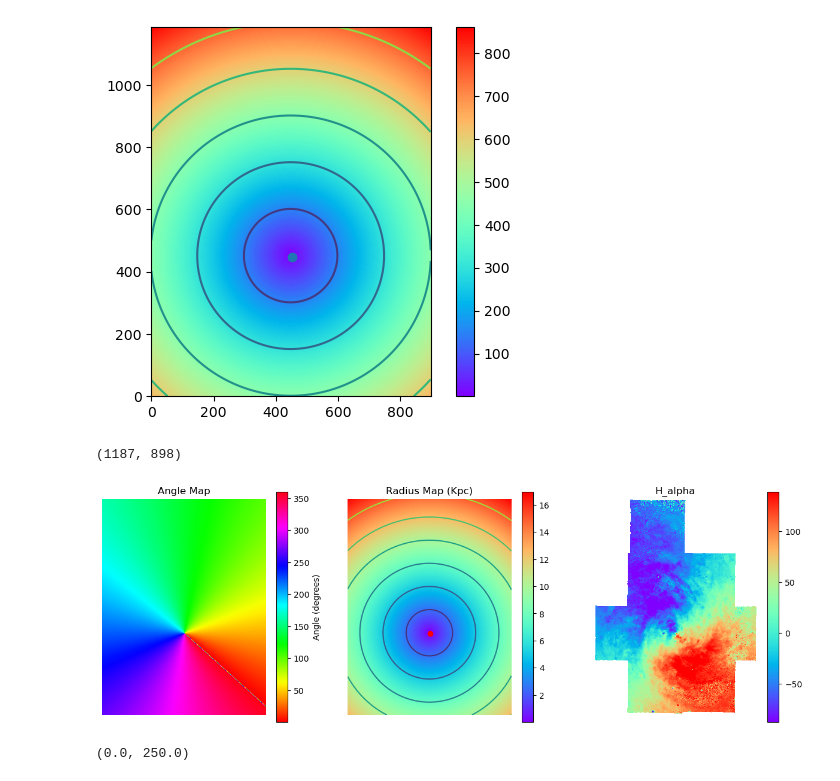
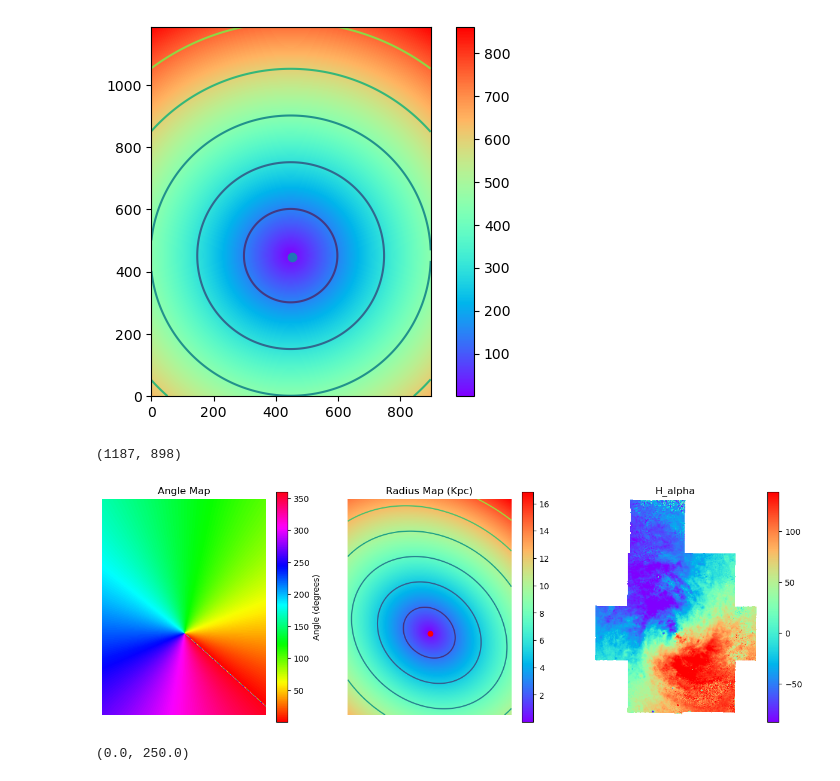
Before and after one commit to Polina-Kochergina/velocity_gradients, a Jupyter notebook: vel_grad.ipynb, the cells around one changed output. Drawn from its saved outputs; the diff is of its cells as text; code cells hidden in the pictures.

```diff
--- a/vel_grad.ipynb
+++ b/vel_grad.ipynb
@@ -171,35 +171,36 @@ angle_map = create_angle_map(image_size, pa_deg, hdu.header["CRPIX1"], hdu.heade
 
 # Plot the angle map
 plt.figure(figsize=[15, 5])
 plt.subplot(131)
 # fig.add_subplot(121, projection=wcs)
 plt.imshow(angle_map, cmap='hsv', origin='lower')
 plt.colorbar(label="Angle (degrees)")
 plt.axis("off")
 plt.title("Angle Map")
 
+incl = 32
 dist = 20.3 * 1000
-distance_map = dist*np.tan(np.radians(distance_map_pix*hdu.header["CD2_2"]))
+distance_map = dist*np.tan(np.radians(distance_map_pix*hdu.header["CD2_2"]))*np.sqrt(1-(np.cos(angle_map/180.*np.pi)*np.radians(incl))**2)
 # distance_map = dist*distance_map_pix*np.tan(hdu.header["CD2_2"]*np.pi/180)
 plt.subplot(132)
 im = plt.imshow(distance_map, origin="lower", cmap="rainbow")
 plt.scatter(hdu.header["CRPIX1"], hdu.header["CRPIX2"], c="r")
 plt.contour(distance_map)
 plt.colorbar(im)
 plt.axis("off")
 plt.title("Radius Map (Kpc)")
 
 plt.subplot(133)
 norm = simple_norm(hdu.data, "linear", percent=95)
 im = plt.imshow(hdu.data, origin="lower", cmap="rainbow", norm = norm)
 # plt.scatter(hdu.header["CRPIX1"], hdu.header["CRPIX2"])
 plt.colorbar(im)
 plt.axis("off")
 plt.title(r"H_alpha")
 plt.show()
 # %% [output]
 (1187, 898)
-[figure, old version]
+[figure, new version]
 # %%
 
 dataHa, hdr = fits.getdata("data/NGC1566_vel_Ha.fits", header=True)
```
Also changed, not shown: parts of 1 cell of this notebook.
